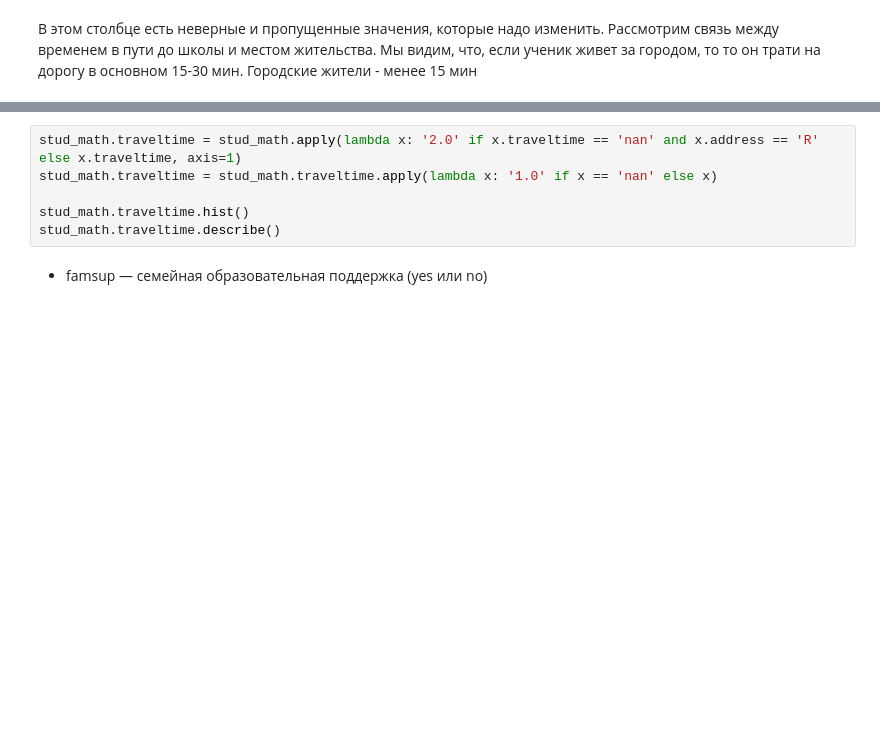
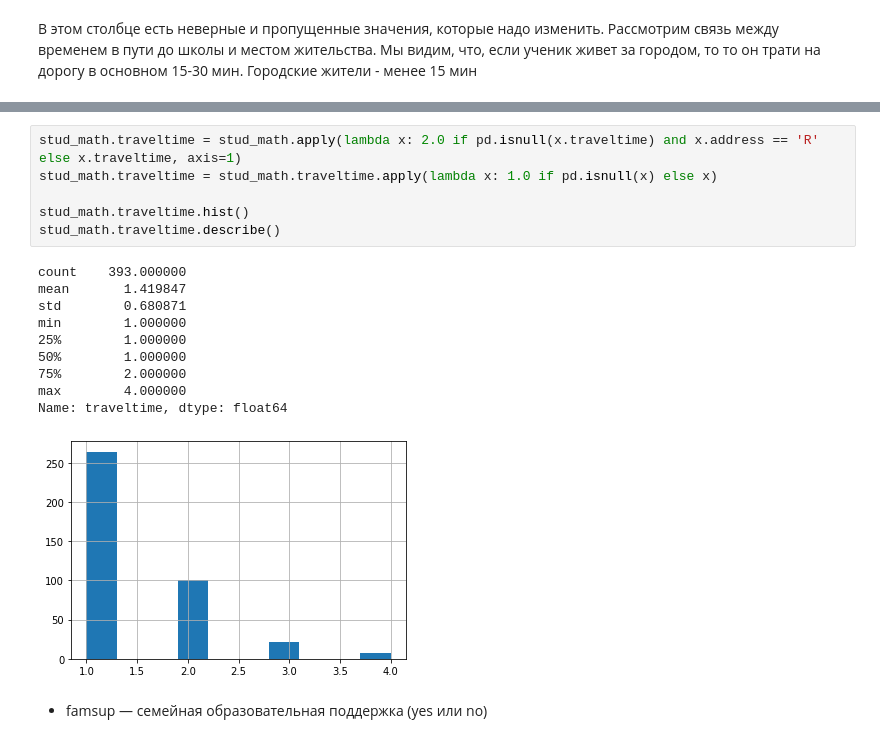
Before and after one commit to denislamovatatyana/sf, a Jupyter notebook: module_2/Untitled.ipynb, the cells around one changed output, grey strips where cells are left out. Saved outputs shown, nothing was run; the diff lists cells and outputs as text; blank space fills up the shorter version.

```diff
--- a/module_2/Untitled.ipynb
+++ b/module_2/Untitled.ipynb
@@ -650,9 +961,20 @@ sns.heatmap(pd.crosstab(stud_math['traveltime'], stud_math['address']), annot =
 # %%
-stud_math.traveltime = stud_math.apply(lambda x: '2.0' if x.traveltime == 'nan' and x.address == 'R' else x.traveltime, axis=1)
-stud_math.traveltime = stud_math.traveltime.apply(lambda x: '1.0' if x == 'nan' else x)
+stud_math.traveltime = stud_math.apply(lambda x: 2.0 if pd.isnull(x.traveltime) and x.address == 'R' else x.traveltime, axis=1)
+stud_math.traveltime = stud_math.traveltime.apply(lambda x: 1.0 if pd.isnull(x) else x)
 
 stud_math.traveltime.hist()
 stud_math.traveltime.describe()
+# %% [output]
+count    393.000000
+mean       1.419847
+std        0.680871
+min        1.000000
+25%        1.000000
+50%        1.000000
+75%        2.000000
+max        4.000000
+Name: traveltime, dtype: float64
+[figure, added]
 # %% [markdown]
 - famsup — семейная образовательная поддержка (yes или no)
 # %%
```
Also changed, not shown: parts of 56 cells of this notebook.
